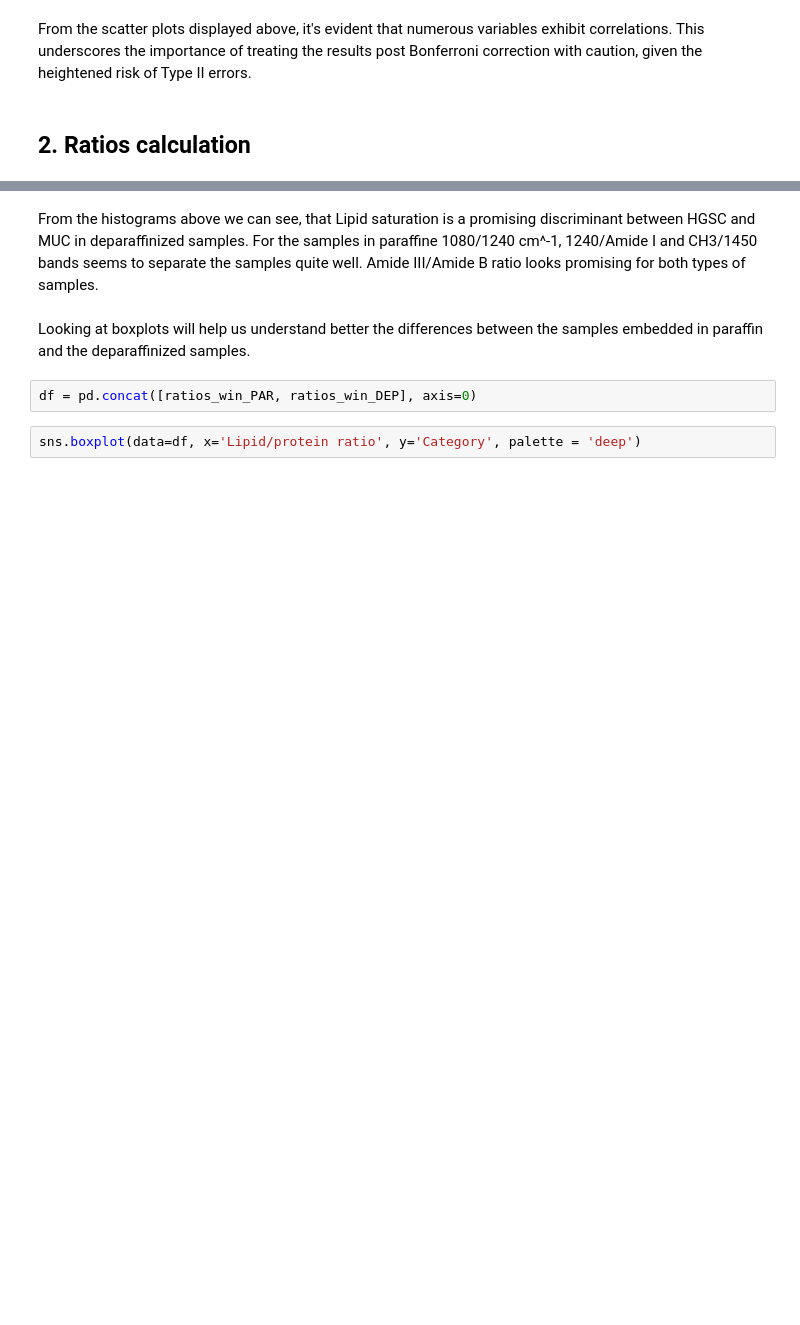
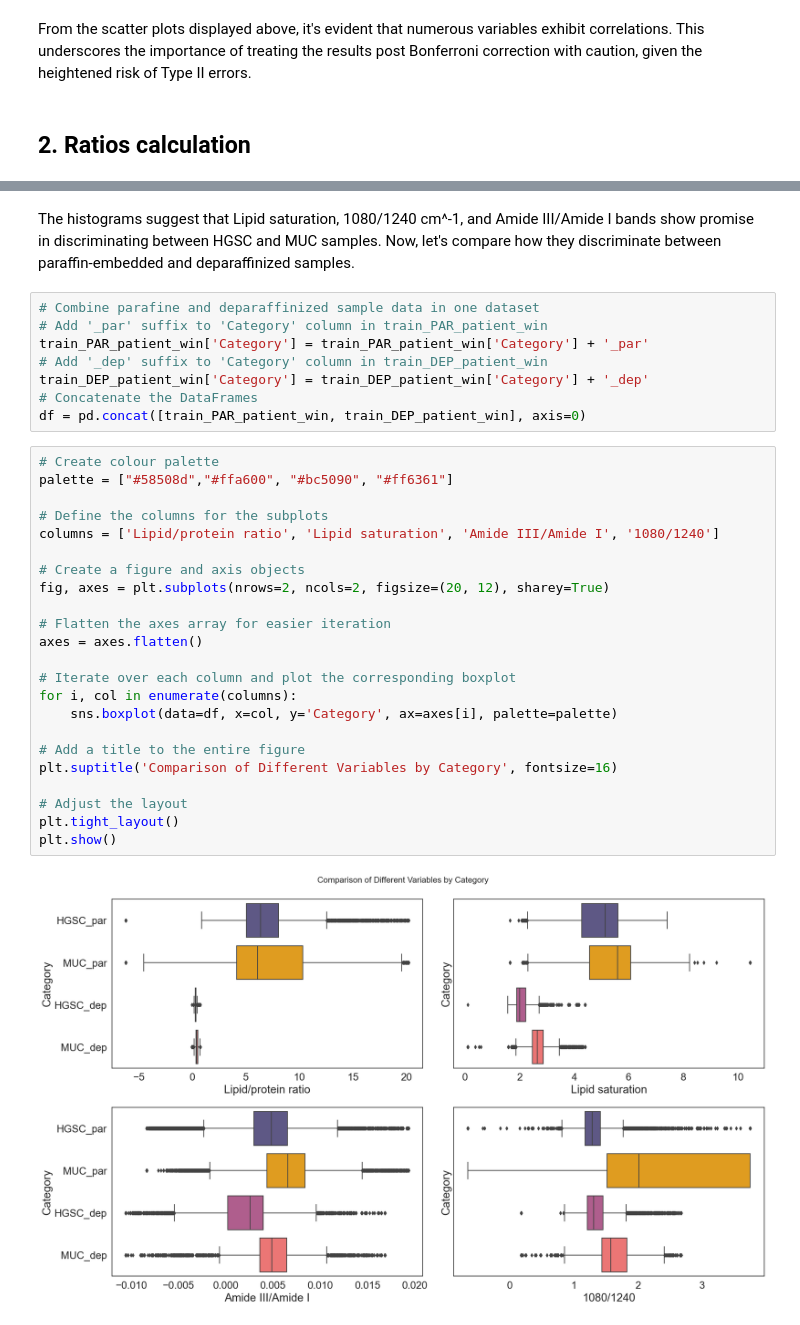
Before and after one commit to awandzilak/OvarianTissues, a Jupyter notebook: scripts/preprocessing_and_EDA.ipynb, the cells around one changed output, grey strips where cells are left out. Drawn from its saved outputs; the diff is of its cells as text; blank space fills up the shorter version.

```diff
--- a/scripts/preprocessing_and_EDA.ipynb
+++ b/scripts/preprocessing_and_EDA.ipynb
@@ -260,9 +427,36 @@ for col in ratios_raw.select_dtypes(include=[np.number]):
 # %% [markdown]
-From the histograms above we can see, that Lipid saturation is a promising discriminant between HGSC and MUC in deparaffinized samples. For the samples in paraffine 1080/1240 cm^-1, 1240/Amide I and CH3/1450 bands seems to separate the samples quite well. Amide III/Amide B ratio looks promising for both types of samples.
+The histograms suggest that Lipid saturation, 1080/1240 cm^-1, and Amide III/Amide I bands show promise in discriminating between HGSC and MUC samples. Now, let's compare how they discriminate between paraffin-embedded and deparaffinized samples.
-# %% [markdown]
-Looking at boxplots will help us understand better the differences between the samples embedded in paraffin and the deparaffinized samples.
-# %%
-df = pd.concat([ratios_win_PAR, ratios_win_DEP], axis=0)
-# %%
-sns.boxplot(data=df, x='Lipid/protein ratio', y='Category', palette = 'deep')
+# %%
+# Combine parafine and deparaffinized sample data in one dataset
+# Add '_par' suffix to 'Category' column in train_PAR_patient_win
+train_PAR_patient_win['Category'] = train_PAR_patient_win['Category'] + '_par'
+# Add '_dep' suffix to 'Category' column in train_DEP_patient_win
+train_DEP_patient_win['Category'] = train_DEP_patient_win['Category'] + '_dep'
+# Concatenate the DataFrames
+df = pd.concat([train_PAR_patient_win, train_DEP_patient_win], axis=0)
+# %%
+# Create colour palette
+palette = ["#58508d","#ffa600", "#bc5090", "#ff6361"]
+
+# Define the columns for the subplots
+columns = ['Lipid/protein ratio', 'Lipid saturation', 'Amide III/Amide I', '1080/1240']
+
+# Create a figure and axis objects
+fig, axes = plt.subplots(nrows=2, ncols=2, figsize=(20, 12), sharey=True)
+
+# Flatten the axes array for easier iteration
+axes = axes.flatten()
+
+# Iterate over each column and plot the corresponding boxplot
+for i, col in enumerate(columns):
+    sns.boxplot(data=df, x=col, y='Category', ax=axes[i], palette=palette)
+
+# Add a title to the entire figure
+plt.suptitle('Comparison of Different Variables by Category', fontsize=16)
+
+# Adjust the layout
+plt.tight_layout()
+plt.show()
+# %% [output]
+[figure, added]
 # %% [markdown]
```
Also changed, not shown: parts of 51 cells of this notebook, 21 other files.
